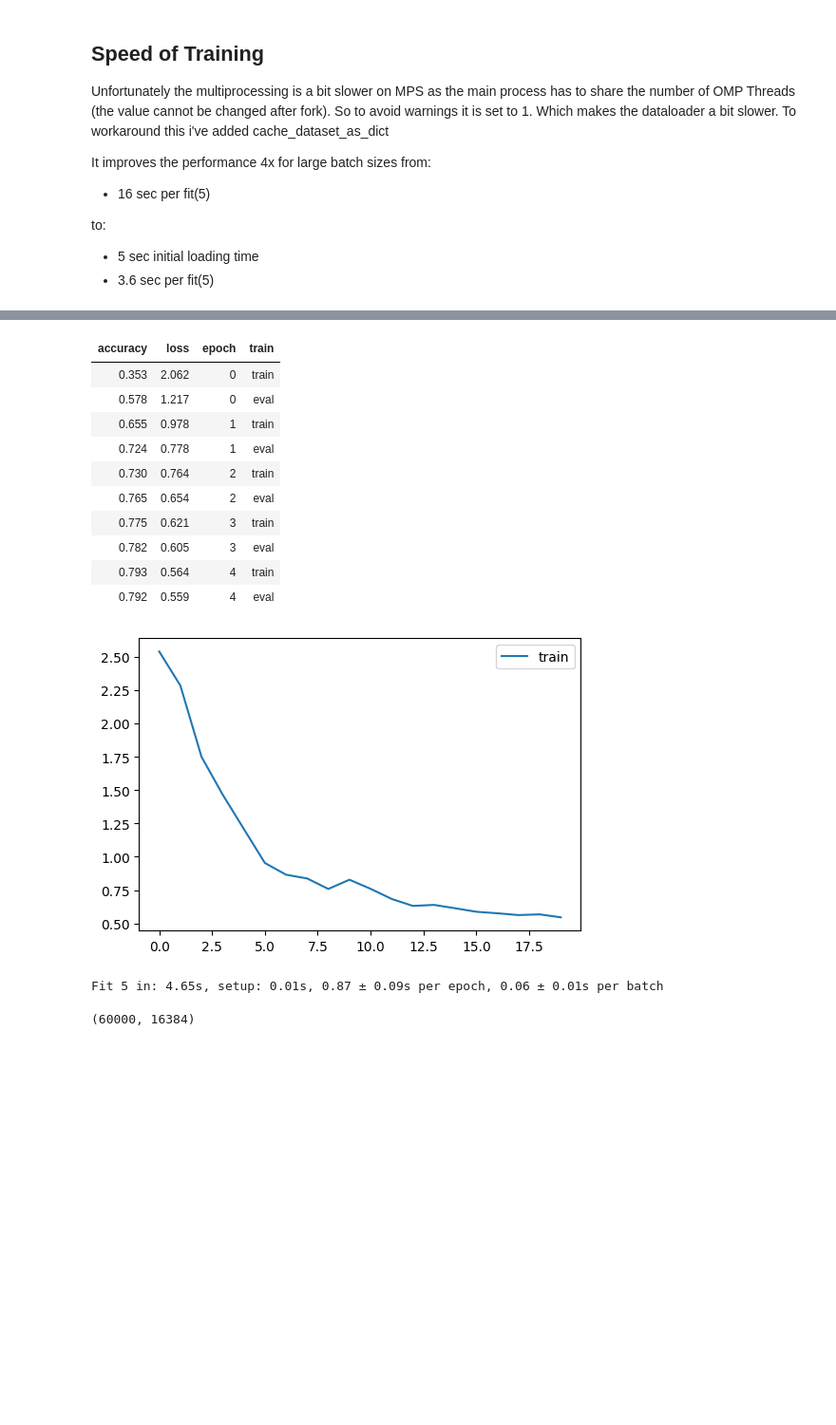
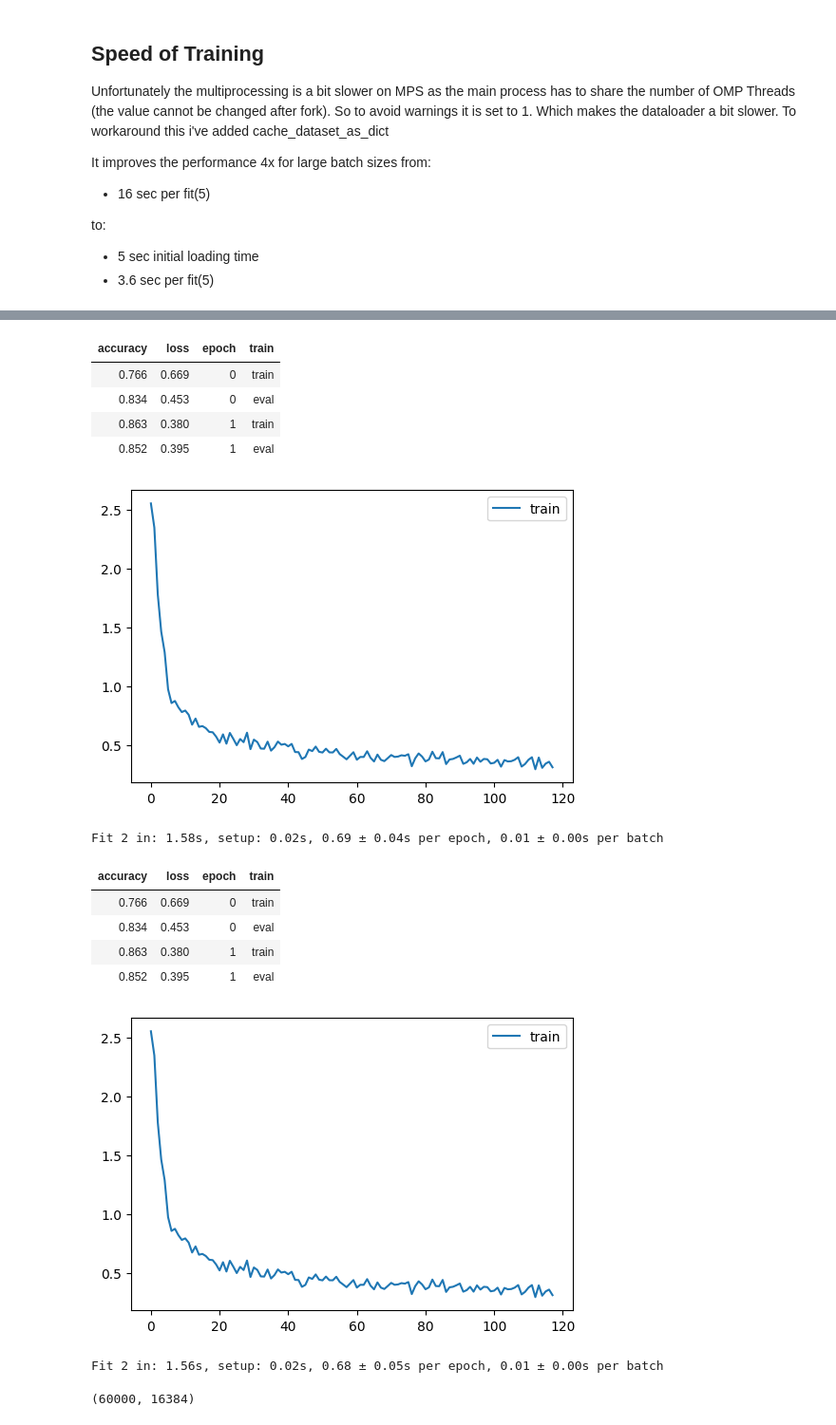
Before and after one commit to PiotrCzapla/course22p2, a Jupyter notebook: nbs/12_utils.ipynb, the cells around one changed output, grey strips where cells are left out. Shown at 95% size. Drawn from its saved outputs; the diff is of its cells as text; code cells hidden in the pictures; blank space fills up the shorter version.

```diff
--- a/nbs/12_utils.ipynb
+++ b/nbs/12_utils.ipynb
@@ -230,21 +333,29 @@ set_seed(42)
 dls_cached = DataLoaders.from_dd(tds.cached, bs, num_workers=0)
 learn = TrainLearner(get_model().to('cpu').apply(init_weights), dls_cached, F.cross_entropy, lr=1e-2, cbs=cbs, opt_func=optim.AdamW)
 # %%
-learn.fit(5)
+learn.fit(2)
 # %% [output]
 | accuracy | loss | epoch | train |
-| 0.353 | 2.062 | 0 | train |
-| 0.578 | 1.217 | 0 | eval |
-| 0.655 | 0.978 | 1 | train |
-| 0.724 | 0.778 | 1 | eval |
-| 0.730 | 0.764 | 2 | train |
-| 0.765 | 0.654 | 2 | eval |
-| 0.775 | 0.621 | 3 | train |
-| 0.782 | 0.605 | 3 | eval |
-| 0.793 | 0.564 | 4 | train |
-| 0.792 | 0.559 | 4 | eval |
+| 0.766 | 0.669 | 0 | train |
+| 0.834 | 0.453 | 0 | eval |
+| 0.863 | 0.380 | 1 | train |
+| 0.852 | 0.395 | 1 | eval |
-[figure, old version]
+[figure, new version]
-Fit 5 in: 4.65s, setup: 0.01s, 0.87 ± 0.09s per epoch, 0.06 ± 0.01s per batch
+Fit 2 in: 1.58s, setup: 0.02s, 0.69 ± 0.04s per epoch, 0.01 ± 0.00s per batch
+# %%
+set_seed(42)
+dls_cached = DataLoaders.from_dd(tds.cached, bs, num_workers=0)
+learn = TrainLearner(get_model().to('cpu').apply(init_weights), dls_cached, F.cross_entropy, lr=1e-2, cbs=eager_cbs, opt_func=optim.AdamW)
+# %%
+learn.fit(2)
+# %% [output]
+| accuracy | loss | epoch | train |
+| 0.766 | 0.669 | 0 | train |
+| 0.834 | 0.453 | 0 | eval |
+| 0.863 | 0.380 | 1 | train |
+| 0.852 | 0.395 | 1 | eval |
+[figure, added]
+Fit 2 in: 1.56s, setup: 0.02s, 0.68 ± 0.05s per epoch, 0.01 ± 0.00s per batch
 # %%
 len(tds.cached['train']), bs
 # %% [output]
```
Also changed, not shown: parts of 12 cells of this notebook, 2 other files.
